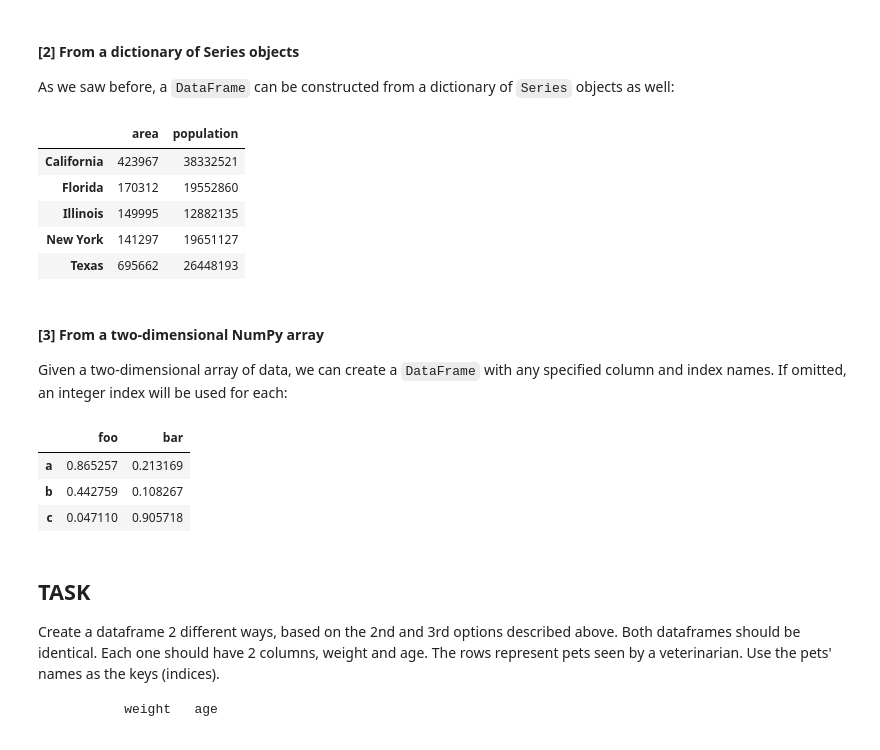
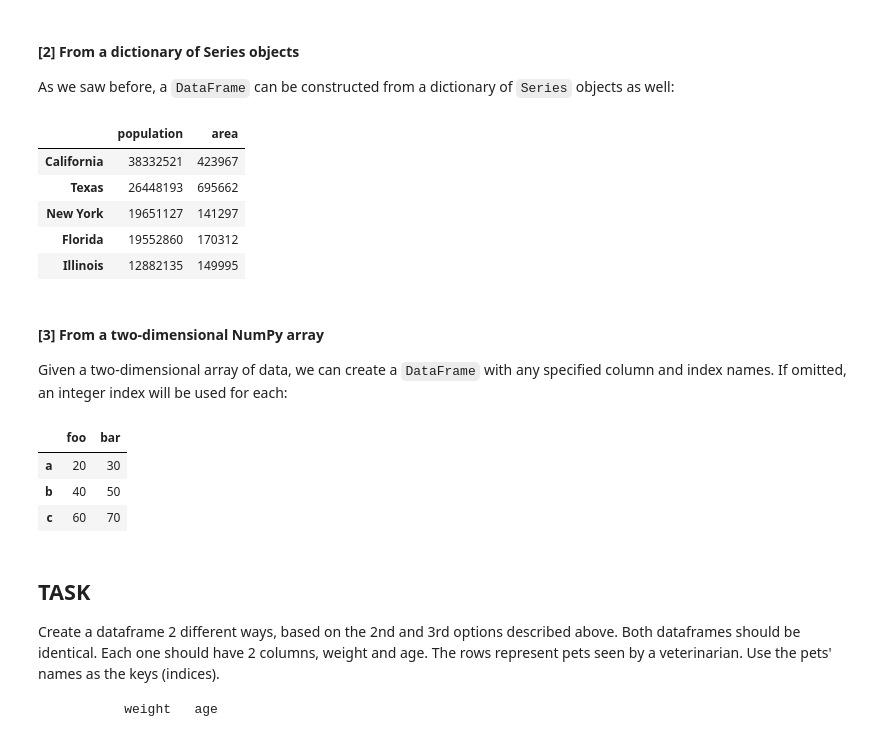
Before and after one commit to devaoneil/cs130_intro, a Jupyter notebook: Introducing_Pandas.ipynb, the cells around one changed output. Drawn from its saved outputs; the diff is of its cells as text; code cells hidden in the pictures.

```diff
--- a/Introducing_Pandas.ipynb
+++ b/Introducing_Pandas.ipynb
@@ -210,25 +331,26 @@ pd.DataFrame(population, columns=['population'])
 As we saw before, a ``DataFrame`` can be constructed from a dictionary of ``Series`` objects as well:
 # %%
 states = pd.DataFrame({'population': population,'area': area})
+states
 # %% [output]
-|  | area | population |
-| California | 423967 | 38332521 |
-| Florida | 170312 | 19552860 |
-| Illinois | 149995 | 12882135 |
-| New York | 141297 | 19651127 |
-| Texas | 695662 | 26448193 |
+|  | population | area |
+| California | 38332521 | 423967 |
+| Texas | 26448193 | 695662 |
+| New York | 19651127 | 141297 |
+| Florida | 19552860 | 170312 |
+| Illinois | 12882135 | 149995 |
 # %% [markdown]
 #### [3] From a two-dimensional NumPy array
 
 Given a two-dimensional array of data, we can create a ``DataFrame`` with any specified column and index names.
 If omitted, an integer index will be used for each:
 # %%
-pd.DataFrame(np.random.rand(3, 2), columns=['foo', 'bar'], index=['a', 'b', 'c'])
+pd.DataFrame(np.array([[20,30],[40,50],[60,70]]), columns=['foo', 'bar'], index=['a', 'b', 'c'])
 # %% [output]
 |  | foo | bar |
-| a | 0.865257 | 0.213169 |
-| b | 0.442759 | 0.108267 |
-| c | 0.047110 | 0.905718 |
+| a | 20 | 30 |
+| b | 40 | 50 |
+| c | 60 | 70 |
 # %% [markdown]
 ## TASK
 
```
Also changed, not shown: parts of 24 cells of this notebook.
